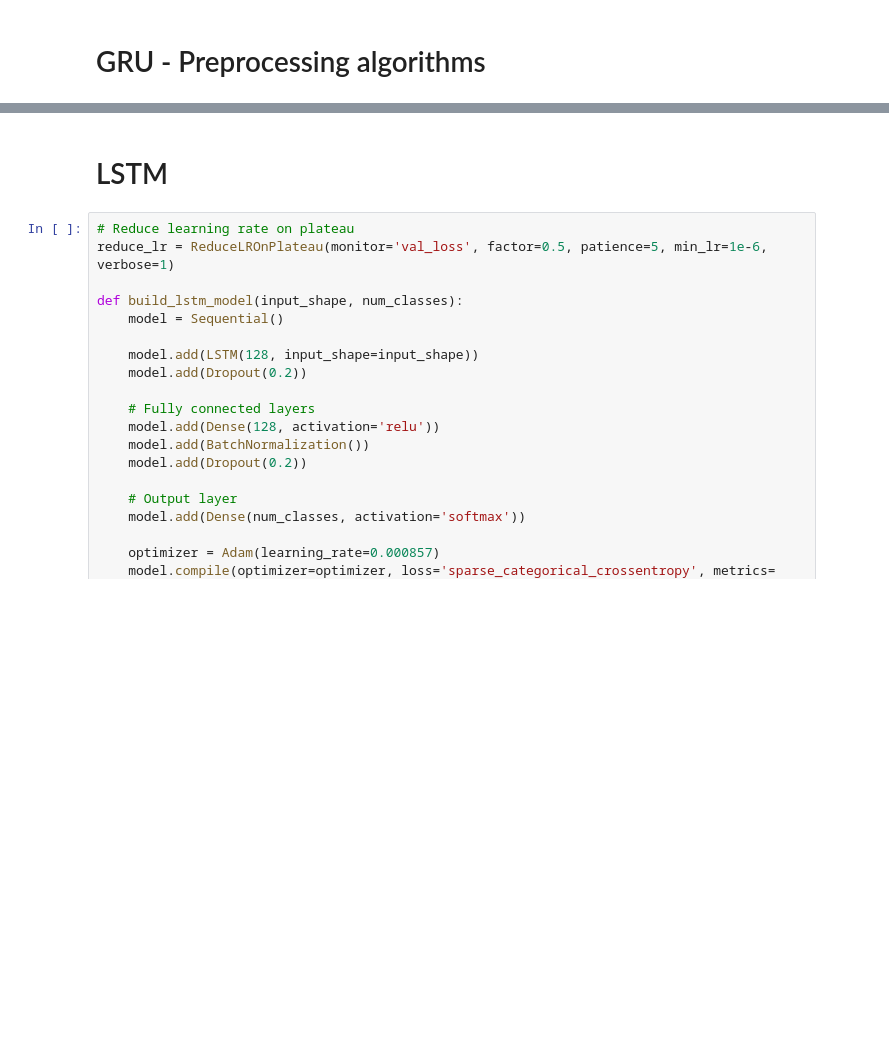
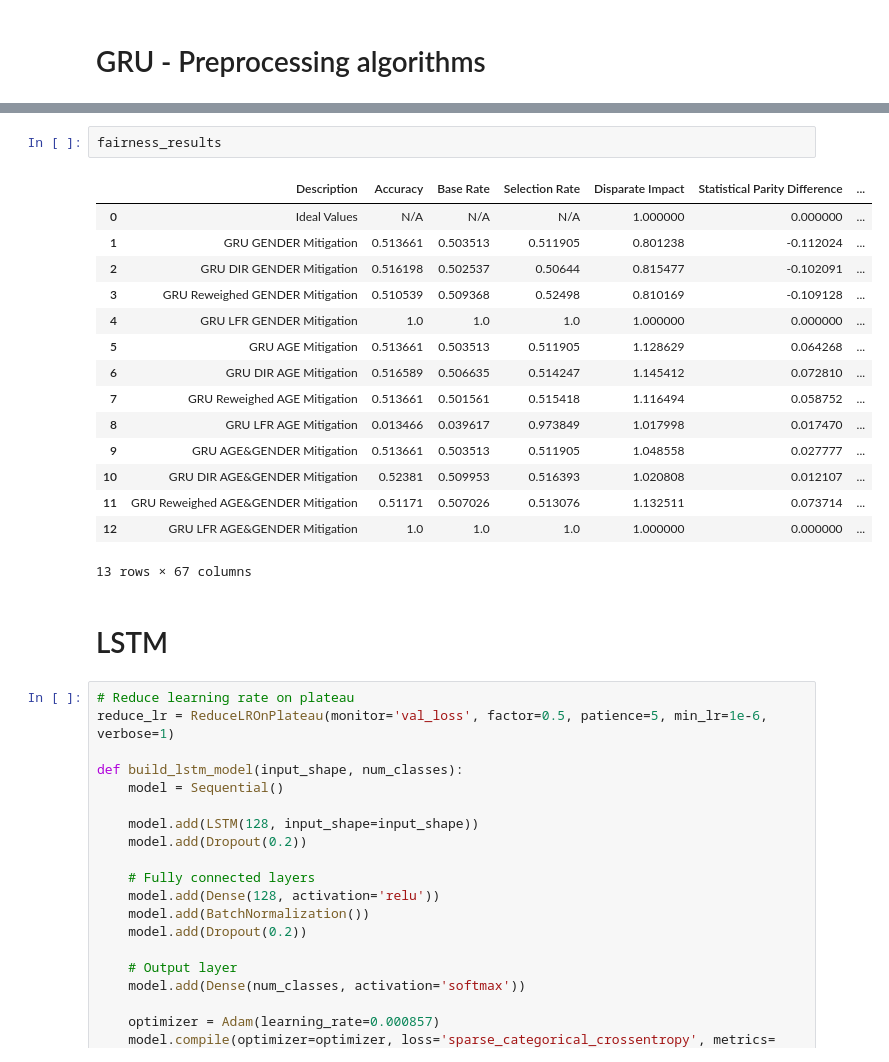
Before and after one commit to kaushikar11/RAI-HER, a Jupyter notebook: notebooks/responsible-ai.ipynb, the cells around one changed output, grey strips where cells are left out. Drawn from its saved outputs; the diff is of its cells as text; blank space fills up the shorter version.

```diff
--- a/notebooks/responsible-ai.ipynb
+++ b/notebooks/responsible-ai.ipynb
@@ -1391,3 +1445,21 @@ BinaryLabelDataset created.
+# %%
+fairness_results
+# %% [output]
+|  | Description | Accuracy | Base Rate | Selection Rate | Disparate Impact | Statistical Parity Difference | ... |
+| 0 | Ideal Values | N/A | N/A | N/A | 1.000000 | 0.000000 | ... |
+| 1 | GRU GENDER Mitigation | 0.513661 | 0.503513 | 0.511905 | 0.801238 | -0.112024 | ... |
+| 2 | GRU DIR GENDER Mitigation | 0.516198 | 0.502537 | 0.50644 | 0.815477 | -0.102091 | ... |
+| 3 | GRU Reweighed GENDER Mitigation | 0.510539 | 0.509368 | 0.52498 | 0.810169 | -0.109128 | ... |
+| 4 | GRU LFR GENDER Mitigation | 1.0 | 1.0 | 1.0 | 1.000000 | 0.000000 | ... |
+| 5 | GRU AGE Mitigation | 0.513661 | 0.503513 | 0.511905 | 1.128629 | 0.064268 | ... |
+| 6 | GRU DIR AGE Mitigation | 0.516589 | 0.506635 | 0.514247 | 1.145412 | 0.072810 | ... |
+| 7 | GRU Reweighed AGE Mitigation | 0.513661 | 0.501561 | 0.515418 | 1.116494 | 0.058752 | ... |
+| 8 | GRU LFR AGE Mitigation | 0.013466 | 0.039617 | 0.973849 | 1.017998 | 0.017470 | ... |
+| 9 | GRU AGE&GENDER Mitigation | 0.513661 | 0.503513 | 0.511905 | 1.048558 | 0.027777 | ... |
+| 10 | GRU DIR AGE&GENDER Mitigation | 0.52381 | 0.509953 | 0.516393 | 1.020808 | 0.012107 | ... |
+| 11 | GRU Reweighed AGE&GENDER Mitigation | 0.51171 | 0.507026 | 0.513076 | 1.132511 | 0.073714 | ... |
+| 12 | GRU LFR AGE&GENDER Mitigation | 1.0 | 1.0 | 1.0 | 1.000000 | 0.000000 | ... |
+13 rows × 67 columns
 # %% [markdown]
 # LSTM
 # %%
```
Also changed, not shown: parts of 9 cells of this notebook.
